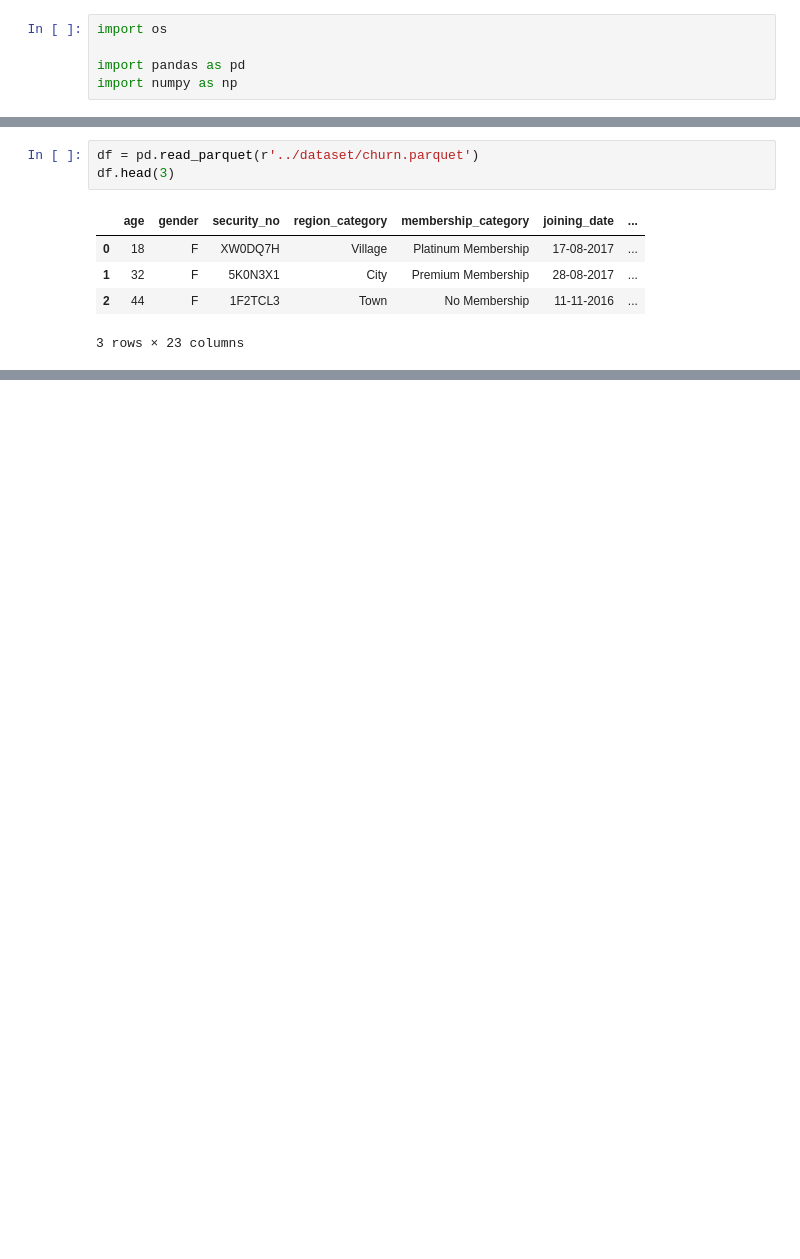
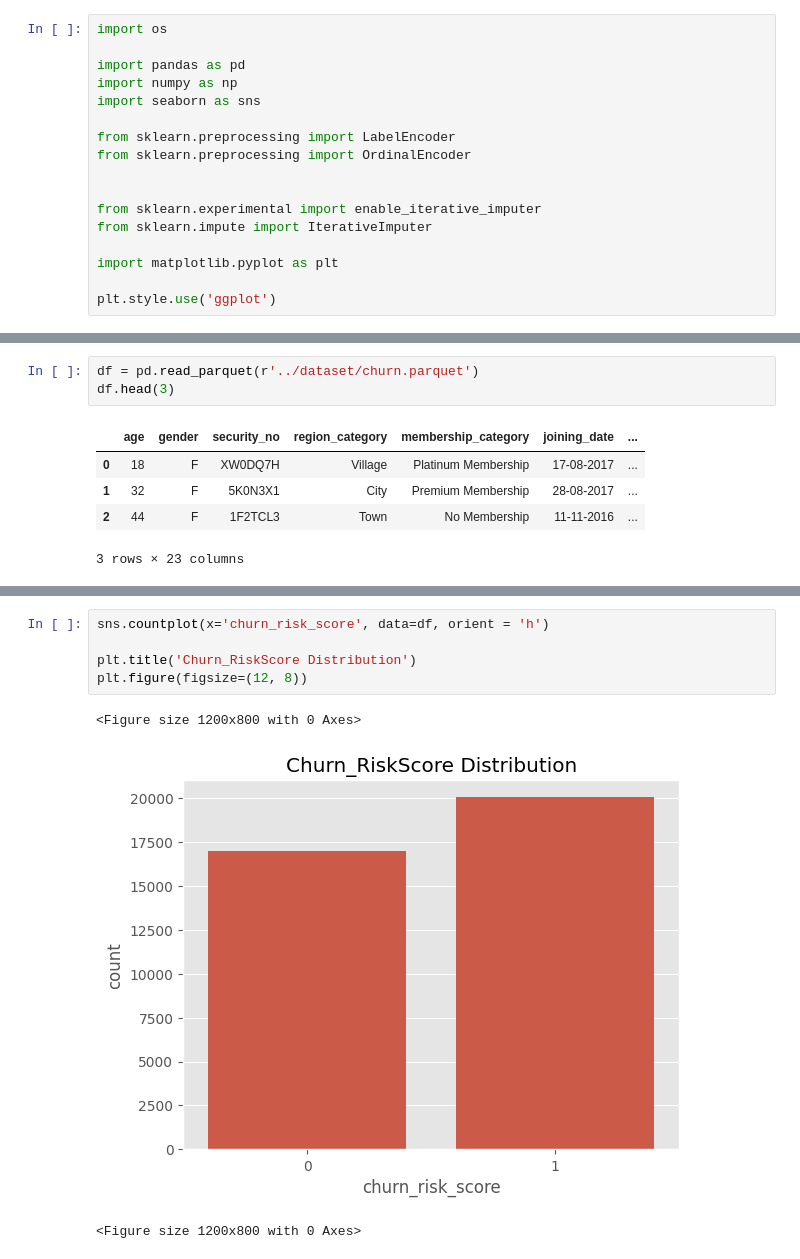
Before and after one commit to AshutoshsinghIndore/customer-churn-model, a Jupyter notebook: Notebook/Notebook.ipynb, the cells around one changed output, grey strips where cells are left out. Drawn from its saved outputs; the diff is of its cells as text; blank space fills up the shorter version.

```diff
--- a/Notebook/Notebook.ipynb
+++ b/Notebook/Notebook.ipynb
@@ -3,3 +3,15 @@ import os
 
 import pandas as pd
 import numpy as np
+import seaborn as sns
+
+from sklearn.preprocessing import LabelEncoder
+from sklearn.preprocessing import OrdinalEncoder
+
+
+from sklearn.experimental import enable_iterative_imputer
+from sklearn.impute import IterativeImputer
+
+import matplotlib.pyplot as plt
+
+plt.style.use('ggplot')
@@ -32,0 +92,9 @@ def list_feature_values(df):
+# %%
+sns.countplot(x='churn_risk_score', data=df, orient = 'h')
+
+plt.title('Churn_RiskScore Distribution')
+plt.figure(figsize=(12, 8))
+# %% [output]
+<Figure size 1200x800 with 0 Axes>
+[figure, added]
+<Figure size 1200x800 with 0 Axes>
```
Also changed, not shown: parts of 7 cells of this notebook.
